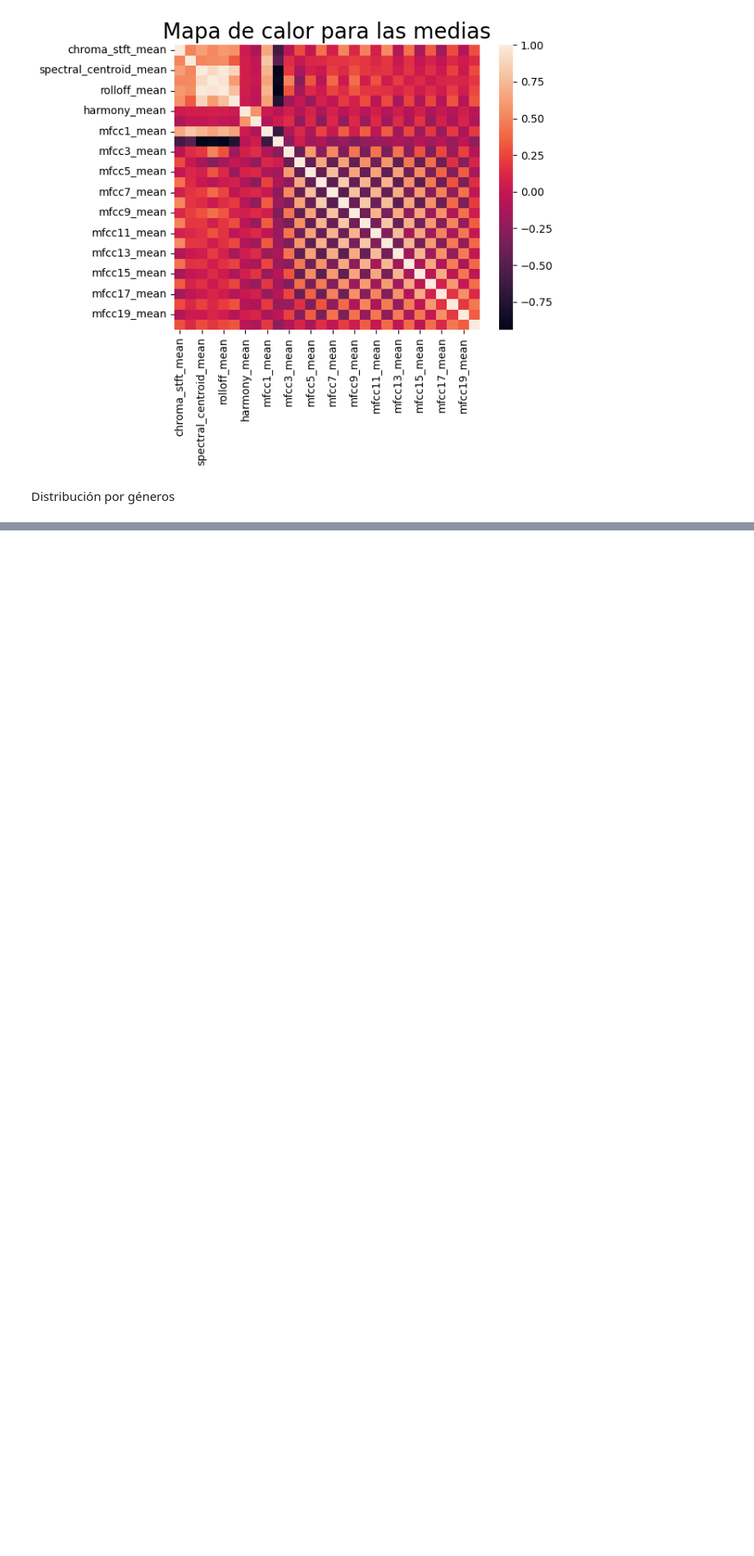
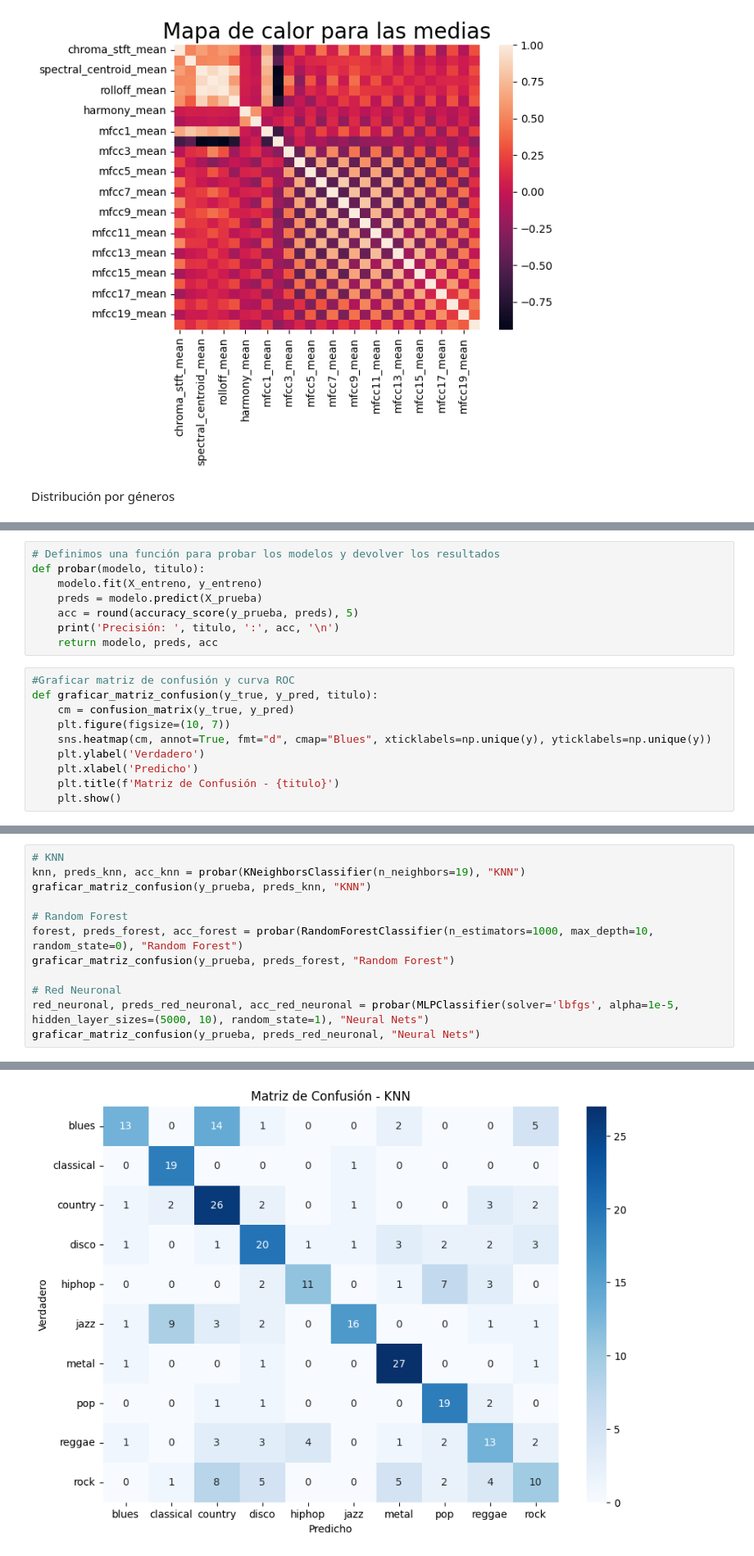
Before and after one commit to gams2004/analisis_musical, a Jupyter notebook: codigo/Musica.ipynb, the cells around one changed output, grey strips where cells are left out. Shown: that part at 82% size. Saved outputs shown, nothing was run; the diff lists cells and outputs as text; blank space fills up the shorter version.

```diff
--- a/codigo/Musica.ipynb
+++ b/codigo/Musica.ipynb
@@ -204,0 +217,18 @@ plt.ylabel("BPM", fontsize = 15)
+# %%
+# Definimos una función para probar los modelos y devolver los resultados
+def probar(modelo, titulo):
+    modelo.fit(X_entreno, y_entreno)
+    preds = modelo.predict(X_prueba)
+    acc = round(accuracy_score(y_prueba, preds), 5)
+    print('Precisión: ', titulo, ':', acc, '\n')
+    return modelo, preds, acc
+# %%
+#Graficar matriz de confusión y curva ROC
+def graficar_matriz_confusion(y_true, y_pred, titulo):
+    cm = confusion_matrix(y_true, y_pred)
+    plt.figure(figsize=(10, 7))
+    sns.heatmap(cm, annot=True, fmt="d", cmap="Blues", xticklabels=np.unique(y), yticklabels=np.unique(y))
+    plt.ylabel('Verdadero')
+    plt.xlabel('Predicho')
+    plt.title(f'Matriz de Confusión - {titulo}')
+    plt.show()
@@ -204,0 +237,13 @@ plt.ylabel("BPM", fontsize = 15)
+# %%
+# KNN
+knn, preds_knn, acc_knn = probar(KNeighborsClassifier(n_neighbors=19), "KNN")
+graficar_matriz_confusion(y_prueba, preds_knn, "KNN")
+
+# Random Forest
+forest, preds_forest, acc_forest = probar(RandomForestClassifier(n_estimators=1000, max_depth=10, random_state=0), "Random Forest")
+graficar_matriz_confusion(y_prueba, preds_forest, "Random Forest")
+
+# Red Neuronal
+red_neuronal, preds_red_neuronal, acc_red_neuronal = probar(MLPClassifier(solver='lbfgs', alpha=1e-5, hidden_layer_sizes=(5000, 10), random_state=1), "Neural Nets")
+graficar_matriz_confusion(y_prueba, preds_red_neuronal, "Neural Nets")
+# %% [output]
@@ -204,0 +251 @@ plt.ylabel("BPM", fontsize = 15)
+[figure, added]
```
Also changed, not shown: parts of 27 cells of this notebook.
